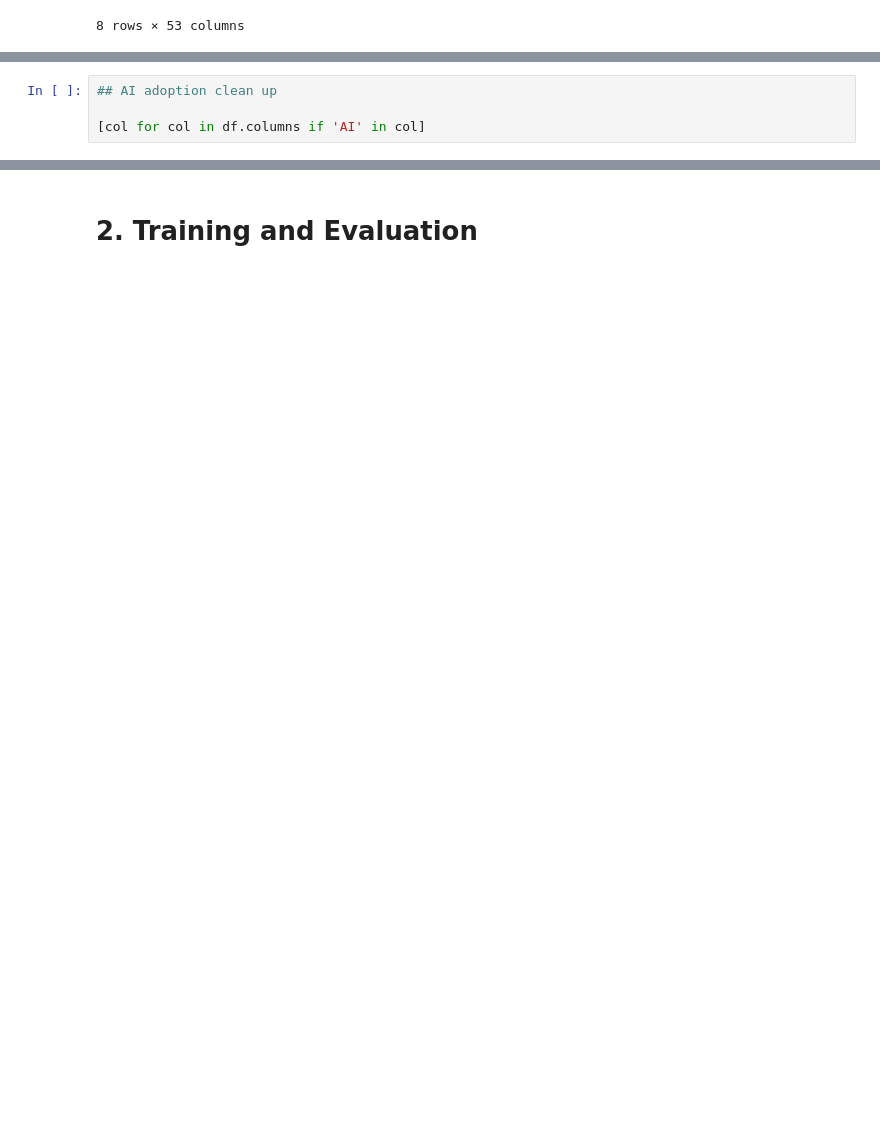
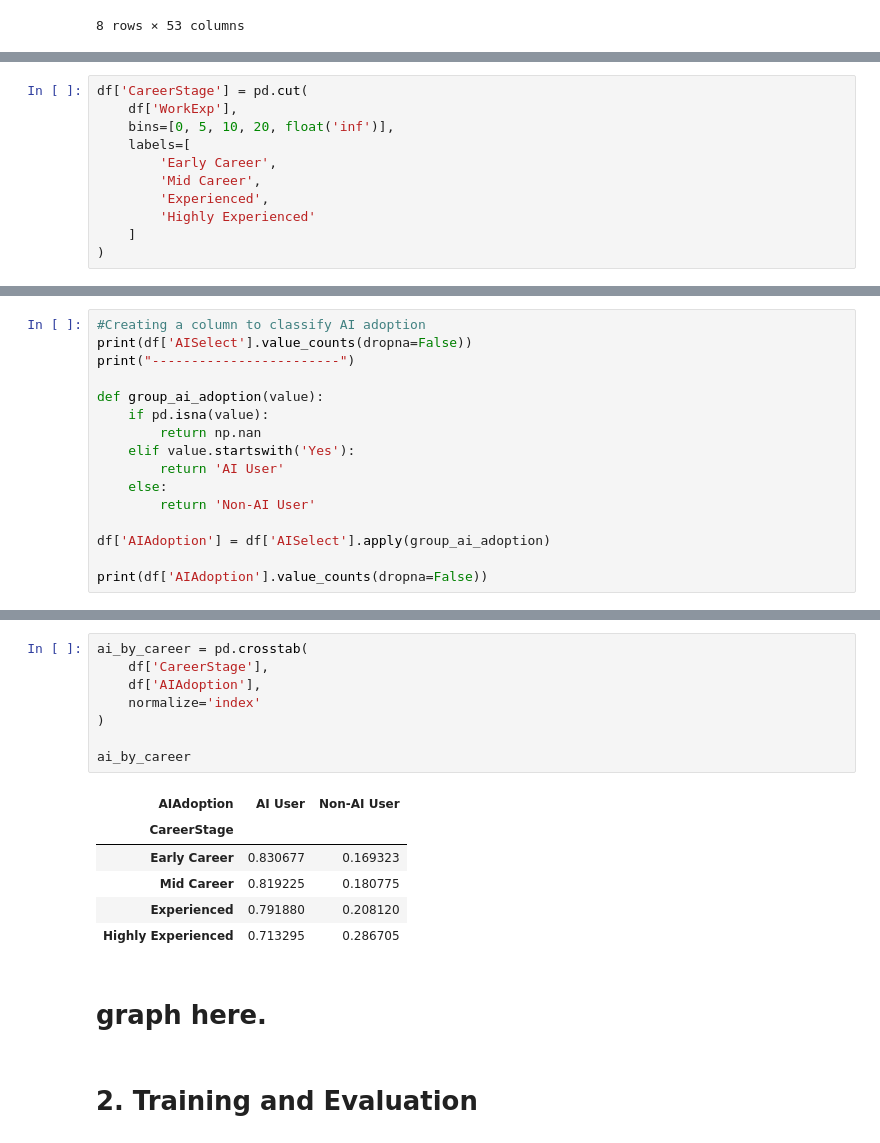
Before and after one commit to RaveTheBrave/Udacity-Data-Science-Stack-Overflow-Blog-Post, a Jupyter notebook: Stack Overflow Blog Post.ipynb, the cells around one changed output, grey strips where cells are left out. Cells and saved outputs as stored; diff of their text form; blank space fills up the shorter version.

Commit message:
Updated questions and using the Workexp column

```diff
--- a/Stack Overflow Blog Post.ipynb
+++ b/Stack Overflow Blog Post.ipynb
@@ -83,4 +165,11 @@ list(df.columns)
 # %%
-## AI adoption clean up
-
-[col for col in df.columns if 'AI' in col]
+df['CareerStage'] = pd.cut(
+    df['WorkExp'],
+    bins=[0, 5, 10, 20, float('inf')],
+    labels=[
+        'Early Career',
+        'Mid Career',
+        'Experienced',
+        'Highly Experienced'
+    ]
+)
@@ -124,0 +186,16 @@ array(['Software engineering', nan,
+# %%
+#Creating a column to classify AI adoption
+print(df['AISelect'].value_counts(dropna=False))
+print("------------------------")
+
+def group_ai_adoption(value):
+    if pd.isna(value):
+        return np.nan
+    elif value.startswith('Yes'):
+        return 'AI User'
+    else:
+        return 'Non-AI User'
+
+df['AIAdoption'] = df['AISelect'].apply(group_ai_adoption)
+
+print(df['AIAdoption'].value_counts(dropna=False))
@@ -125,2 +217,19 @@ array(['Software engineering', nan,
+# %%
+ai_by_career = pd.crosstab(
+    df['CareerStage'],
+    df['AIAdoption'],
+    normalize='index'
+)
+
+ai_by_career
+# %% [output]
+| AIAdoption | AI User | Non-AI User |
+| CareerStage |  |  |
+| Early Career | 0.830677 | 0.169323 |
+| Mid Career | 0.819225 | 0.180775 |
+| Experienced | 0.791880 | 0.208120 |
+| Highly Experienced | 0.713295 | 0.286705 |
+# %% [markdown]
+# graph here.
 # %% [markdown]
 # 2. Training and Evaluation
```
Also changed, not shown: parts of 15 cells of this notebook.
